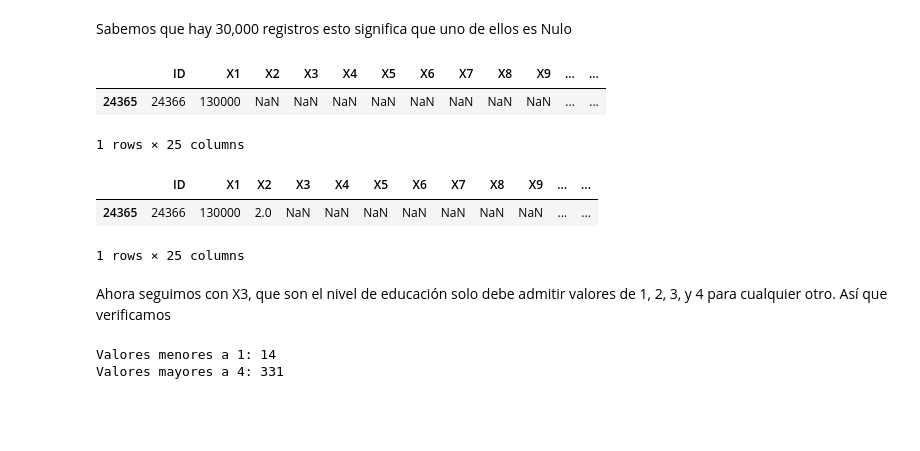
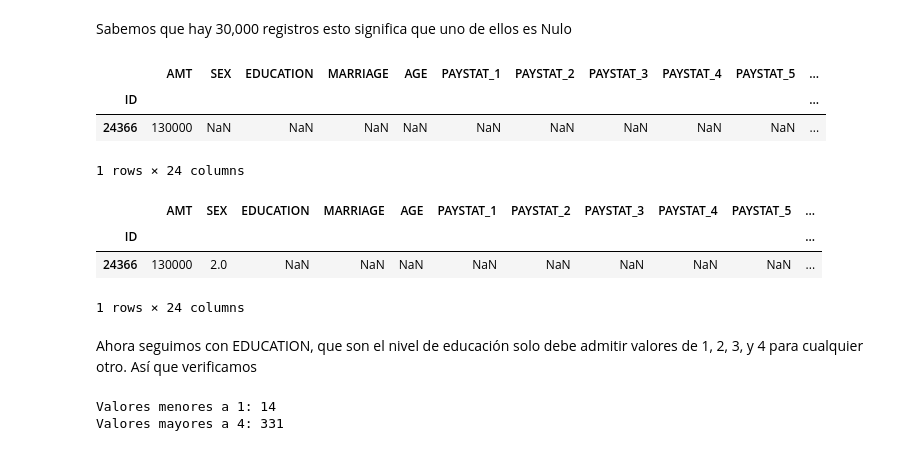
Before and after one commit to a00351269/Actividades_Aprendizaje-, a Jupyter notebook: Actividad6DS.ipynb, the cells around one changed output. Drawn from its saved outputs; the diff is of its cells as text; code cells hidden in the pictures; blank space fills up the shorter version.

```diff
--- a/Actividad6DS.ipynb
+++ b/Actividad6DS.ipynb
@@ -45,5 +50,5 @@ import numpy as np
 # %% [markdown]
 Proseguimos convirtiendo el archivo csv a trabajar a una data frame
 # %%
-df = pd.read_csv('https://raw.githubusercontent.com/PosgradoMNA/Actividades_Aprendizaje-/main/default%20of%20credit%20card%20clients.csv')
-df.head()
+
+df = pd.read_csv('https://raw.githubusercontent.com/PosgradoMNA/Actividades_Aprendizaje-/main/default%20of%20credit%20card%20clients.csv', index_col = 0)
@@ -108,4 +156,6 @@ Creamos un diccionario con significado cada columna del dataframe.
 Y con ello poder decidir que hacer con los datos faltantes.
 # %%
-columns_name = ['BAL','SEX','EDUCATION','MARRIAGE','AGE','PAYSTAT_1','PAYSTAT_2','PAYSTAT_3','PAYSTAT_4','PAYSTAT_5','PAYSTAT_6','BILL_1','BILL_2','BILL_3','BILL_4','BILL_5','BILL_6','PAY_1',
+columns_name = ['AMT','SEX','EDUCATION','MARRIAGE','AGE','PAYSTAT_1','PAYSTAT_2','PAYSTAT_3','PAYSTAT_4','PAYSTAT_5','PAYSTAT_6','BILL_1','BILL_2','BILL_3','BILL_4','BILL_5','BILL_6','PAY_1',
                 'PAY_2','PAY_3','PAY_4','PAY_5','PAY_6','Y']
+df.columns = columns_name
+df.columns
@@ -228,23 +228,25 @@ Con proporcion de hombres de  0.39624654155138506 y de mujeres de  0.60375345844
 Sabemos que hay 30,000 registros esto significa que uno de ellos es Nulo
 # %%
 # creamos una serie booleana para encontrar el registro nulo
-sexo_nulo = pd.isnull(df_clean["X2"])
+sexo_nulo = pd.isnull(df_clean["SEX"])
 
 # filtramos los datos
-# desplegamos el datos con "X2" = NaN
+# desplegamos el datos con "SEX" = NaN
 df_clean[sexo_nulo]
 # %% [output]
-|  | ID | X1 | X2 | X3 | X4 | X5 | X6 | X7 | X8 | X9 | ... | ... |
-| 24365 | 24366 | 130000 | NaN | NaN | NaN | NaN | NaN | NaN | NaN | NaN | ... | ... |
+|  | AMT | SEX | EDUCATION | MARRIAGE | AGE | PAYSTAT_1 | PAYSTAT_2 | PAYSTAT_3 | PAYSTAT_4 | PAYSTAT_5 | ... |
+| ID |  |  |  |  |  |  |  |  |  |  | ... |
+| 24366 | 130000 | NaN | NaN | NaN | NaN | NaN | NaN | NaN | NaN | NaN | ... |
-1 rows × 25 columns
+1 rows × 24 columns
 # %%
 #Ahora reeemplazamos el registro con sexo nulo dandole el 2 por ser el mayor porcentaje con el 60%
-df_clean["X2"].fillna(2,inplace=True)
-df_clean.loc[24365:24365]
+df_clean["SEX"].fillna(2,inplace=True)
+df_clean.loc[24366:24366]
 # %% [output]
-|  | ID | X1 | X2 | X3 | X4 | X5 | X6 | X7 | X8 | X9 | ... | ... |
-| 24365 | 24366 | 130000 | 2.0 | NaN | NaN | NaN | NaN | NaN | NaN | NaN | ... | ... |
+|  | AMT | SEX | EDUCATION | MARRIAGE | AGE | PAYSTAT_1 | PAYSTAT_2 | PAYSTAT_3 | PAYSTAT_4 | PAYSTAT_5 | ... |
+| ID |  |  |  |  |  |  |  |  |  |  | ... |
+| 24366 | 130000 | 2.0 | NaN | NaN | NaN | NaN | NaN | NaN | NaN | NaN | ... |
-1 rows × 25 columns
+1 rows × 24 columns
 # %% [markdown]
-Ahora seguimos con X3, que son el nivel de educación solo debe admitir valores de 1, 2, 3, y 4 para cualquier otro. Así que verificamos
+Ahora seguimos con EDUCATION, que son el nivel de educación solo debe admitir valores de 1, 2, 3, y 4 para cualquier otro. Así que verificamos
 # %%
```
Also changed, not shown: parts of 131 cells of this notebook.
